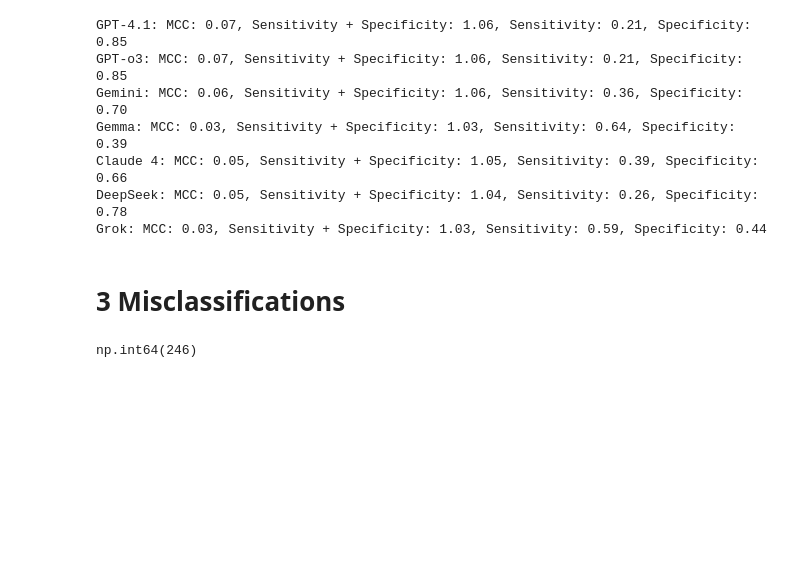
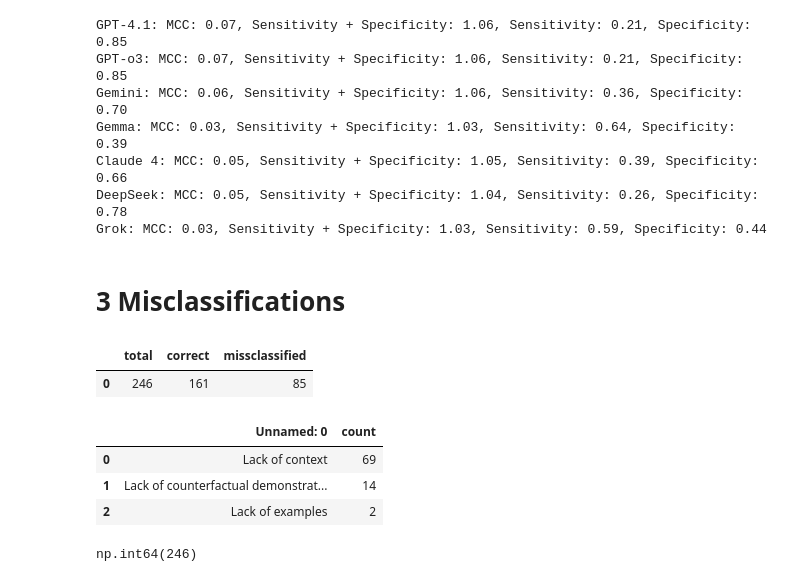
Before and after one commit to kimmizi/master_thesis, a Jupyter notebook: exp/05_Evaluation.ipynb, the cells around one changed output. Cells and saved outputs as stored; diff of their text form; code cells hidden in the pictures; blank space fills up the shorter version.

Commit message:
Running reasons for misclassification

```diff
--- a/exp/05_Evaluation.ipynb
+++ b/exp/05_Evaluation.ipynb
@@ -798,12 +813,9 @@ Grok: MCC: 0.03, Sensitivity + Specificity: 1.03, Sensitivity: 0.59, Specificity
 # %% [markdown]
 # 3 Misclassifications
 # %%
-simple_prompt_reasons_df = pd.read_csv("03_Reasons_Misclassifications/reasons_miscl_LLMs/GPT/simple_prompt_reasons.csv", sep =",")
-class_def_prompt_reasons_df = pd.read_csv(
-    "03_Reasons_Misclassifications/reasons_miscl_LLMs/GPT/class_def_prompt_reasons.csv", sep =",")
-profiled_simple_prompt_reasons_df = pd.read_csv(
-    "03_Reasons_Misclassifications/reasons_miscl_LLMs/GPT/profiled_simple_prompt_reasons.csv", sep =",")
-few_shot_prompt_reasons_df = pd.read_csv(
-    "03_Reasons_Misclassifications/reasons_miscl_LLMs/GPT/few_shot_prompt_reasons.csv", sep =",")
-vignette_prompt_reasons_df = pd.read_csv(
-    "03_Reasons_Misclassifications/reasons_miscl_LLMs/GPT/vignette_prompt_reasons.csv", sep =",")
+main_reasons_GPT_4_simple_df = pd.read_csv("03_Reasons_Misclassifications/reasons/GPT_4/main_reasons_GPT_4_simple.csv", sep = ",", index_col = 0)
+# %%
+cases_GPT_4_simple_df
+# %% [output]
+|  | total | correct | missclassified |
+| 0 | 246 | 161 | 85 |
@@ -810 +1096,8 @@ vignette_prompt_reasons_df = pd.read_csv(
+# %%
+main_reasons_GPT_4_simple_df
+# %% [output]
+|  | Unnamed: 0 | count |
+| 0 | Lack of context | 69 |
+| 1 | Lack of counterfactual demonstrat... | 14 |
+| 2 | Lack of examples | 2 |
 # %%
```
Also changed, not shown: parts of 7 cells of this notebook, 8 other files.
